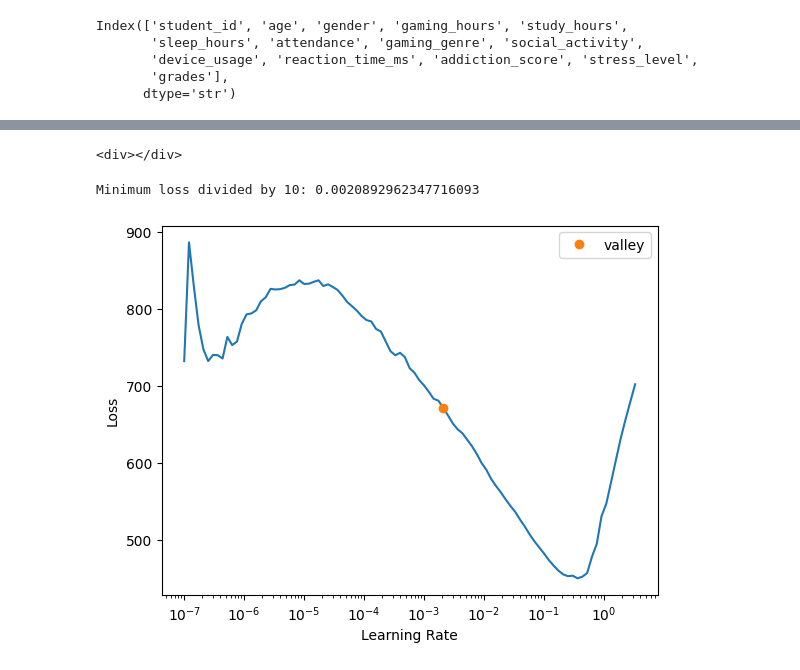
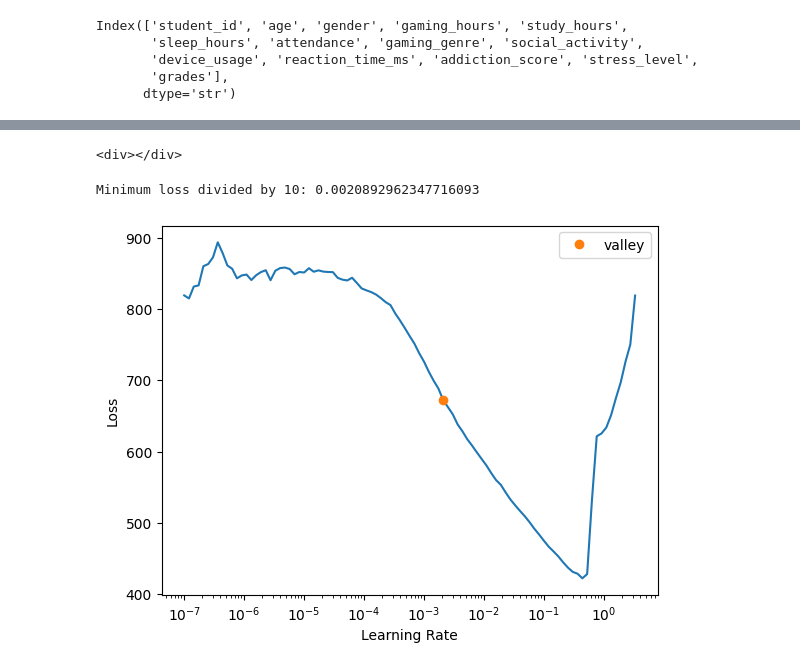
Before and after one commit to anugrhaswi/gaming-vs-grades-predictor, a Jupyter notebook: main.ipynb, the cells around one changed output, grey strips where cells are left out. Cells and saved outputs as stored; diff of their text form; code cells hidden in the pictures.

```diff
--- a/main.ipynb
+++ b/main.ipynb
@@ -56,15 +56,15 @@ dls.show_batch()
 # %%
 # Create the learner with the grade limits
 learn = tabular_learner(
     dls,
-    layers=[200,100],
+    layers=[100,50],
     metrics=rmse,
     y_range=(0, 100)
 )
 suggestions = learn.lr_find()
 print(f"Minimum loss divided by 10: {suggestions.valley}")
 # %% [output]
 <div></div>
 Minimum loss divided by 10: 0.0020892962347716093
-[figure, old version]
+[figure, new version]
 # %%
```
Also changed, not shown: parts of 6 cells of this notebook.
